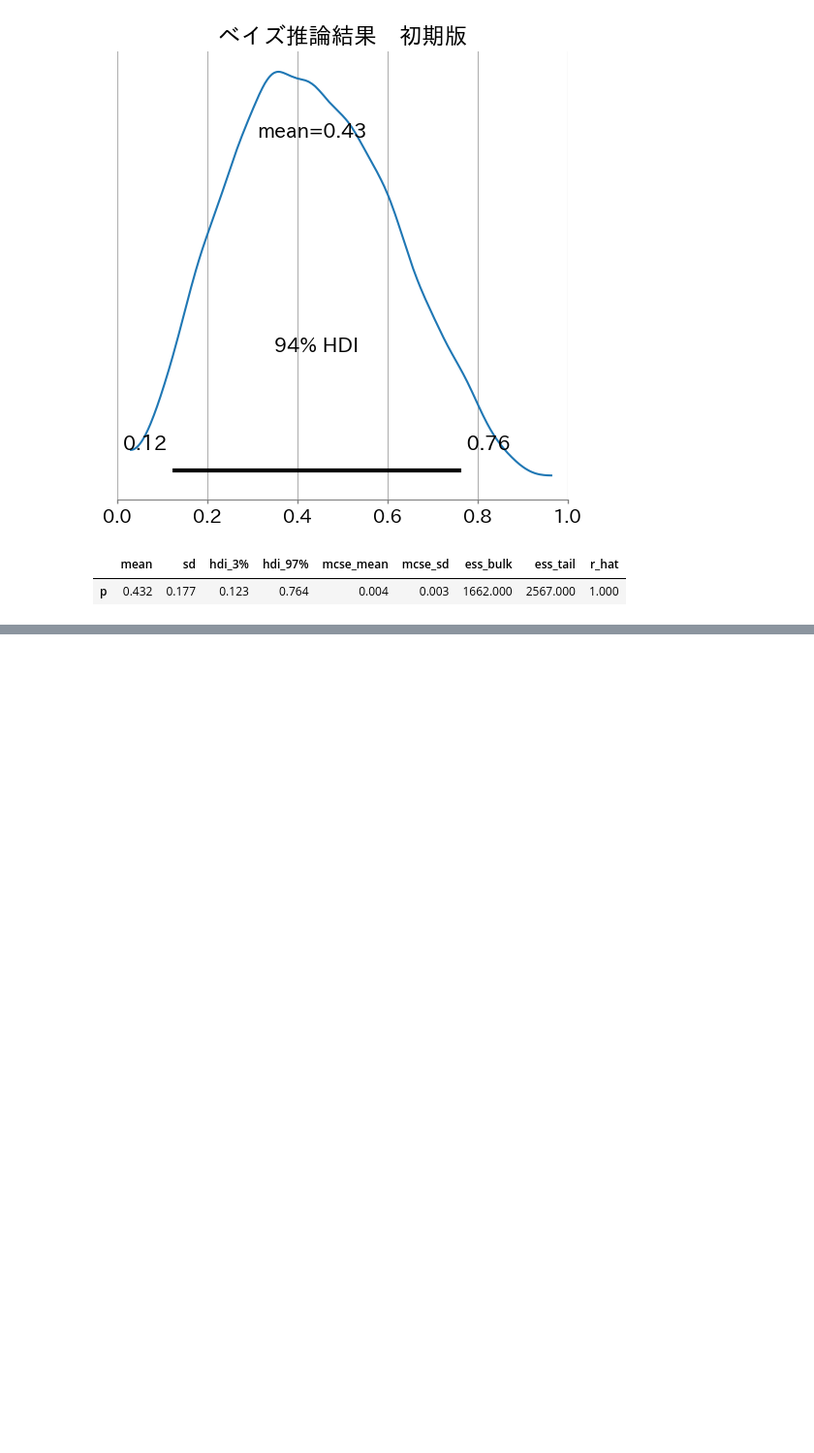
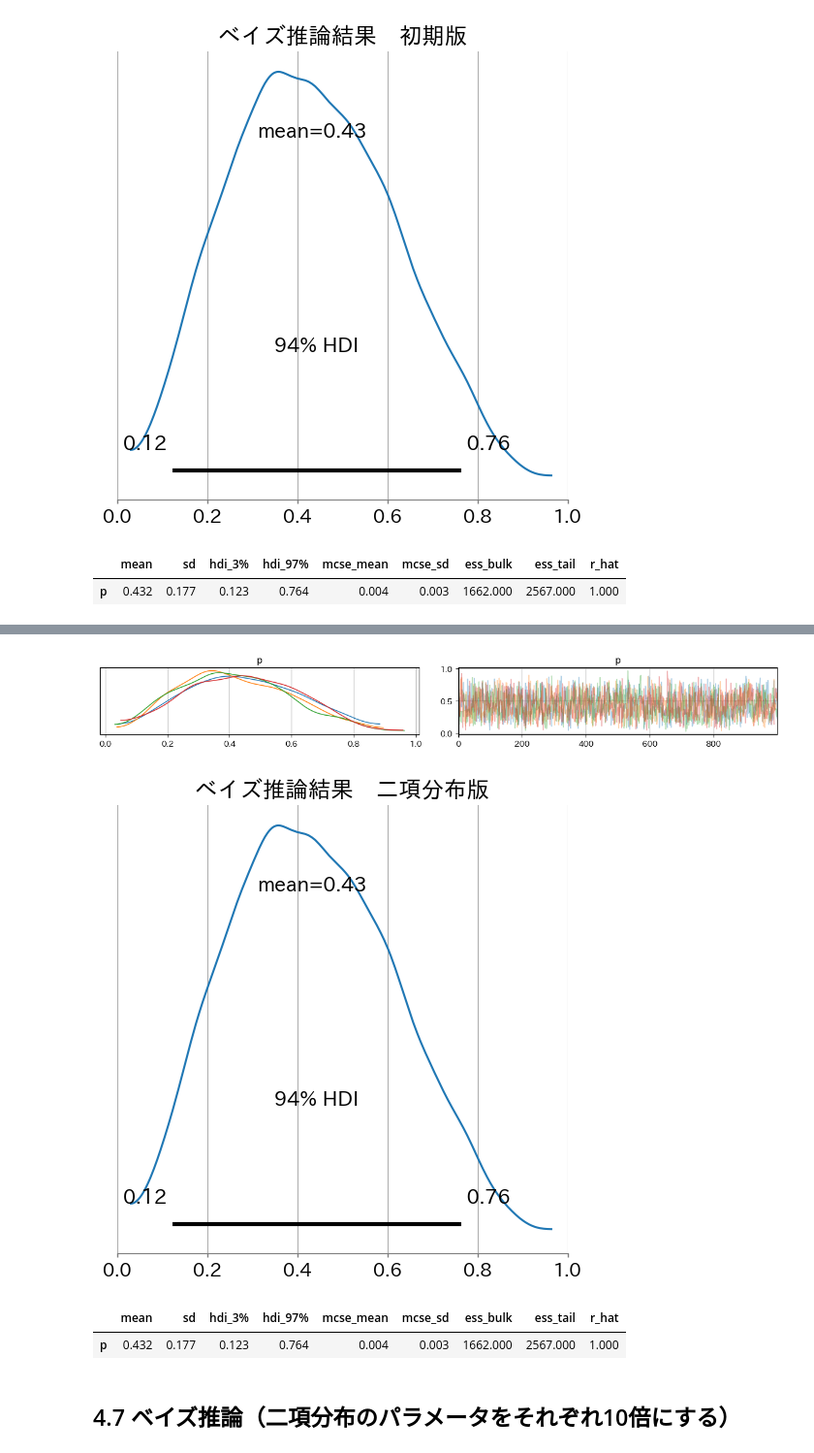
Before and after one commit to Nagayu71/basic-intro-Bayes-infer, a Jupyter notebook: chap4_first_tutorial_bayes_infer.ipynb, the cells around one changed output, grey strips where cells are left out. Shown at 97% size. Saved outputs shown, nothing was run; the diff lists cells and outputs as text; code cells hidden in the pictures; blank space fills up the shorter version.

```diff
--- a/chap4_first_tutorial_bayes_infer.ipynb
+++ b/chap4_first_tutorial_bayes_infer.ipynb
@@ -167,0 +170,12 @@ display(summary1_2)
+# %%
+# Code 4.12 確率モデル定義（二項分布）
+
+# コンテキスト定義
+model2 = pm.Model()
+with model2:
+    # pm.Uniform: 一様分布
+    p = pm.Uniform("p", lower=0.0, upper=1.0)
+    # pm.Binomial: 二項分布
+    # p: 成功確率
+    # n: 試行数
+    X_obs = pm.Binomial("X_obs", p=p, n=5, observed=2)
@@ -167,0 +187,5 @@ display(summary1_2)
+# %%
+# Code 4.13 デフォルト値でMCMCサンプリング
+
+with model2:
+    idata2 = pm.sample(random_seed=42)
@@ -167,0 +199,26 @@ display(summary1_2)
+# %%
+# Code 4.13 正常にサンプリングできたか確認
+
+axes = az.plot_trace(idata2, compact=False)
+plt.tight_layout();
+# %% [output]
+[figure, added]
+# %%
+# Code 4.13 事後分布の可視化
+
+plt.rcParams["figure.figsize"] = (6, 6)
+ax = az.plot_posterior(idata2)
+ax.set_xlim(0, 1)
+ax.set_title("ベイズ推論結果　二項分布版");
+# %% [output]
+[figure, added]
+# %%
+# Code 4.13 事後分布の統計分析
+
+summary2 = az.summary(idata2)
+display(summary2)
+# %% [output]
+|  | mean | sd | hdi_3% | hdi_97% | mcse_mean | mcse_sd | ess_bulk | ess_tail | r_hat |
+| p | 0.432 | 0.177 | 0.123 | 0.764 | 0.004 | 0.003 | 1662.000 | 2567.000 | 1.000 |
+# %% [markdown]
+## 4.7 ベイズ推論（二項分布のパラメータをそれぞれ10倍にする）
```
Also changed, not shown: parts of 13 cells of this notebook.
